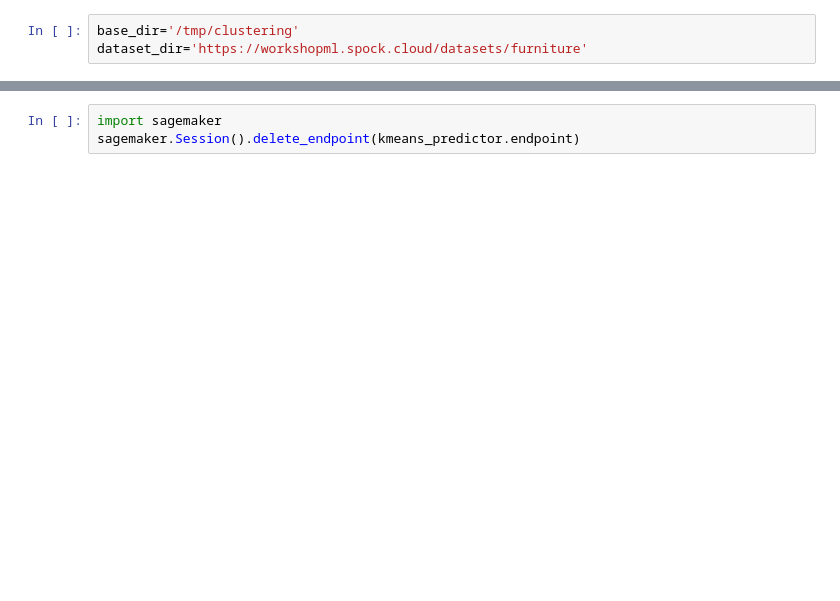
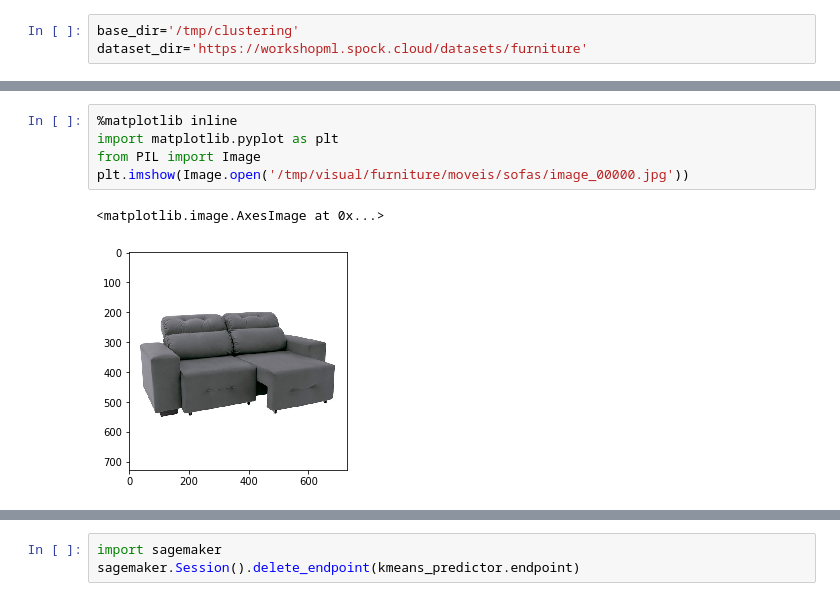
Before and after one commit to samir-souza/ai-workshop, a Jupyter notebook: lab/06_ClusteringImages/Clustering Images.ipynb, the cells around one changed output, grey strips where cells are left out. Saved outputs shown, nothing was run; the diff lists cells and outputs as text; blank space fills up the shorter version.

```diff
--- a/lab/06_ClusteringImages/Clustering Images.ipynb
+++ b/lab/06_ClusteringImages/Clustering Images.ipynb
@@ -59,0 +99,8 @@ print(kmeans_predictor.endpoint)
+# %%
+%matplotlib inline
+import matplotlib.pyplot as plt
+from PIL import Image
+plt.imshow(Image.open('/tmp/visual/furniture/moveis/sofas/image_00000.jpg'))
+# %% [output]
+<matplotlib.image.AxesImage at 0x...>
+[figure, added]
```
Also changed, not shown: parts of 18 cells of this notebook.
